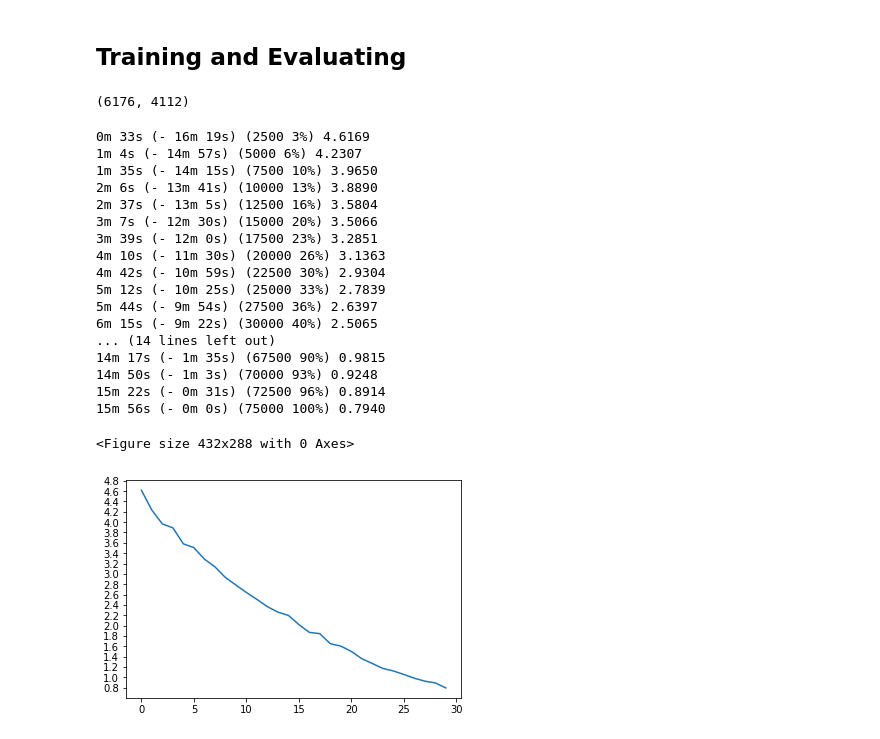
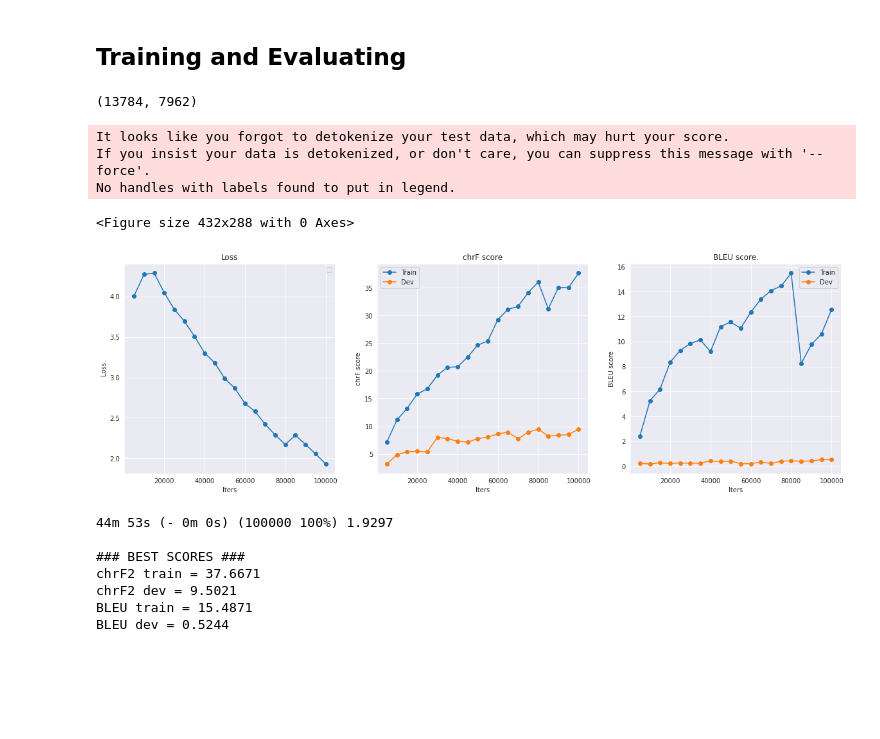
Before and after one commit to davidguzmanr/AmericasNLP-Machine-Translation, a Jupyter notebook: Models/Sequence to sequence and attention/Seq2Seq and attention-Náhuatl.ipynb, the cells around one changed output. Drawn from its saved outputs; the diff is of its cells as text; code cells hidden in the pictures; blank space fills up the shorter version.

```diff
--- a/Models/Sequence to sequence and attention/Seq2Seq and attention-Náhuatl.ipynb
+++ b/Models/Sequence to sequence and attention/Seq2Seq and attention-Náhuatl.ipynb
@@ -6,9 +6,22 @@ import string
 import re
 import random
 
+import matplotlib.pyplot as plt
+# plt.switch_backend('agg')
+import matplotlib.ticker as ticker
+import seaborn as sns
+from IPython import display
+import numpy as np
+from tqdm import tqdm, trange
+
 import torch
 import torch.nn as nn
 from torch import optim
 import torch.nn.functional as F
 
-device = torch.device("cuda" if torch.cuda.is_available() else "cpu")
+import sacrebleu
+import argparse
+
+sns.set_style('darkgrid')
+device = torch.device('cuda' if torch.cuda.is_available() else 'cpu')
+%config InlineBackend.print_figure_kwargs = {'facecolor':'white'}
@@ -47,7 +74,7 @@ class Lang:
 # https://stackoverflow.com/a/518232/2809427
 def unicodeToAscii(s):
     """
-    Removes accents
+    Removes accents (maybe we shouldn't use it)
     """
     return ''.join(
         c for c in unicodedata.normalize('NFD', s)
@@ -55,8 +82,11 @@ def unicodeToAscii(s):
     )
 
 # Lowercase, trim, and remove non-letter characters
-def normalizeString(s):
-    s = unicodeToAscii(s.lower().strip())
+def normalizeString(s, unicode=True):
+    if unicode:
+        s = unicodeToAscii(s.lower().strip())
+    else:
+        s = s.lower().strip()
     s = re.sub(r"([.!?])", r" \1", s)
     s = re.sub(r"[^a-zA-Z.!?]+", r" ", s)
     return s
@@ -112,17 +138,7 @@ def readLangs(lang1, lang2, reverse=False):
 
     return input_lang, output_lang, pairs
 # %%
-MAX_LENGTH = 10
-
-eng_prefixes = (
-    "i am ", "i m ",
-    "he is", "he s ",
-    "she is", "she s ",
-    "you are", "you re ",
-    "we are", "we re ",
-    "they are", "they re "
-)
-
+MAX_LENGTH = 20
 
 def filterPair(p):
     return len(p[0].split(' ')) < MAX_LENGTH and \
@@ -259,8 +283,9 @@ def tensorsFromPair(pair):
 # %%
-teacher_forcing_ratio = 0.5
-
+teacher_forcing_ratio = 0.0
 
 def train(input_tensor, target_tensor, encoder, decoder, encoder_optimizer, decoder_optimizer, criterion, max_length=MAX_LENGTH):
+    random.seed(42)
+
     encoder_hidden = encoder.initHidden()
 
     encoder_optimizer.zero_grad()
@@ -436,33 +524,28 @@ def evaluateRandomly(encoder, decoder, n=10):
 # %%
 output_lang.n_words, input_lang.n_words
 # %% [output]
-(6176, 4112)
+(13784, 7962)
 # %%
+torch.manual_seed(42)
+
 hidden_size = 256
 encoder1 = EncoderRNN(input_lang.n_words, hidden_size).to(device)
 attn_decoder1 = AttnDecoderRNN(hidden_size, output_lang.n_words, dropout_p=0.1).to(device)
 
-trainIters(encoder1, attn_decoder1, 75000, print_every=2500, plot_every=2500)
+trainIters(encoder1, attn_decoder1, 100000, plot_every=5000)
 # %% [output]
-0m 33s (- 16m 19s) (2500 3%) 4.6169
-1m 4s (- 14m 57s) (5000 6%) 4.2307
-1m 35s (- 14m 15s) (7500 10%) 3.9650
-2m 6s (- 13m 41s) (10000 13%) 3.8890
-2m 37s (- 13m 5s) (12500 16%) 3.5804
-3m 7s (- 12m 30s) (15000 20%) 3.5066
-3m 39s (- 12m 0s) (17500 23%) 3.2851
-4m 10s (- 11m 30s) (20000 26%) 3.1363
-4m 42s (- 10m 59s) (22500 30%) 2.9304
-5m 12s (- 10m 25s) (25000 33%) 2.7839
-5m 44s (- 9m 54s) (27500 36%) 2.6397
-6m 15s (- 9m 22s) (30000 40%) 2.5065
-... (14 lines left out)
-14m 17s (- 1m 35s) (67500 90%) 0.9815
-14m 50s (- 1m 3s) (70000 93%) 0.9248
-15m 22s (- 0m 31s) (72500 96%) 0.8914
-15m 56s (- 0m 0s) (75000 100%) 0.7940
+It looks like you forgot to detokenize your test data, which may hurt your score.
+If you insist your data is detokenized, or don't care, you can suppress this message with '--force'.
+No handles with labels found to put in legend.
 <Figure size 432x288 with 0 Axes>
-[figure, old version]
+[figure, new version]
+44m 53s (- 0m 0s) (100000 100%) 1.9297
+
+### BEST SCORES ###
+chrF2 train = 37.6671
+chrF2 dev = 9.5021
+BLEU train = 15.4871
+BLEU dev = 0.5244
 # %%
 evaluateRandomly(encoder1, attn_decoder1)
 # %% [output]
```
Also changed, not shown: parts of 36 cells of this notebook, 2 other files.
